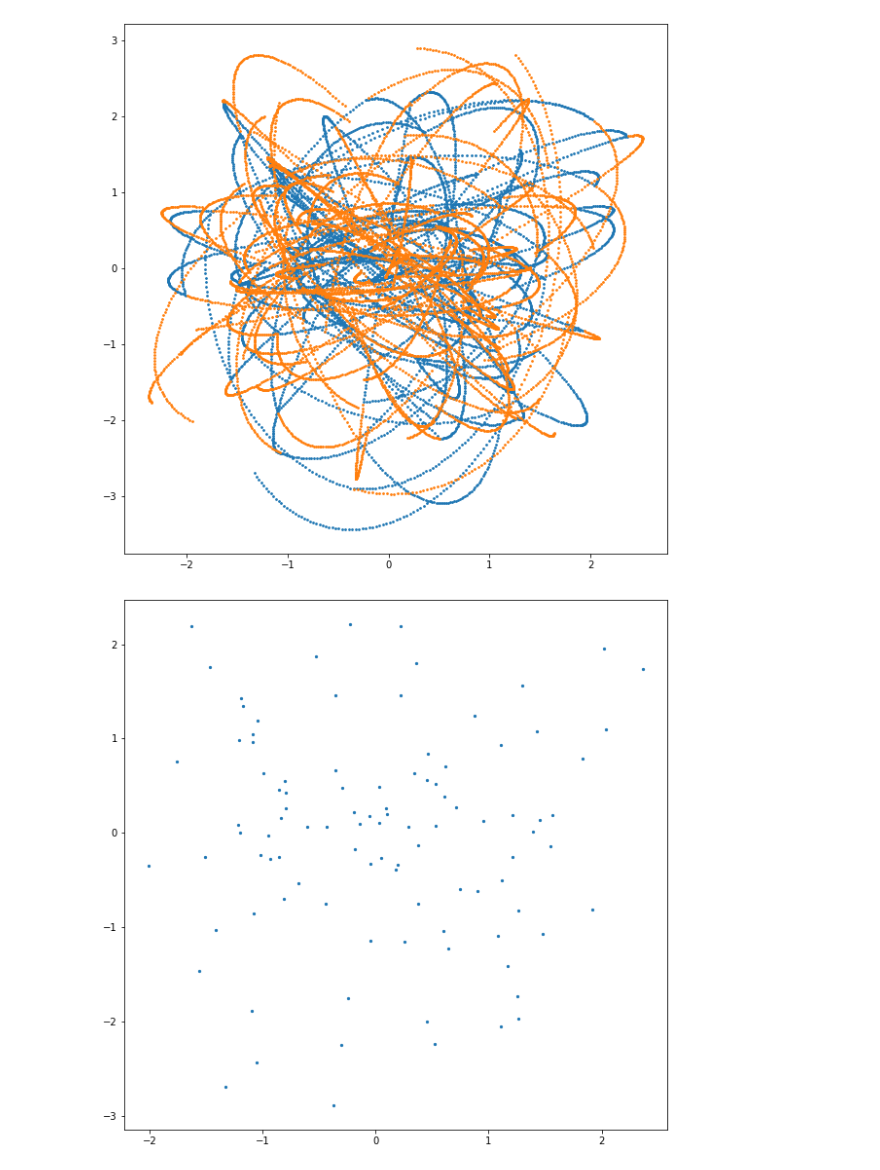
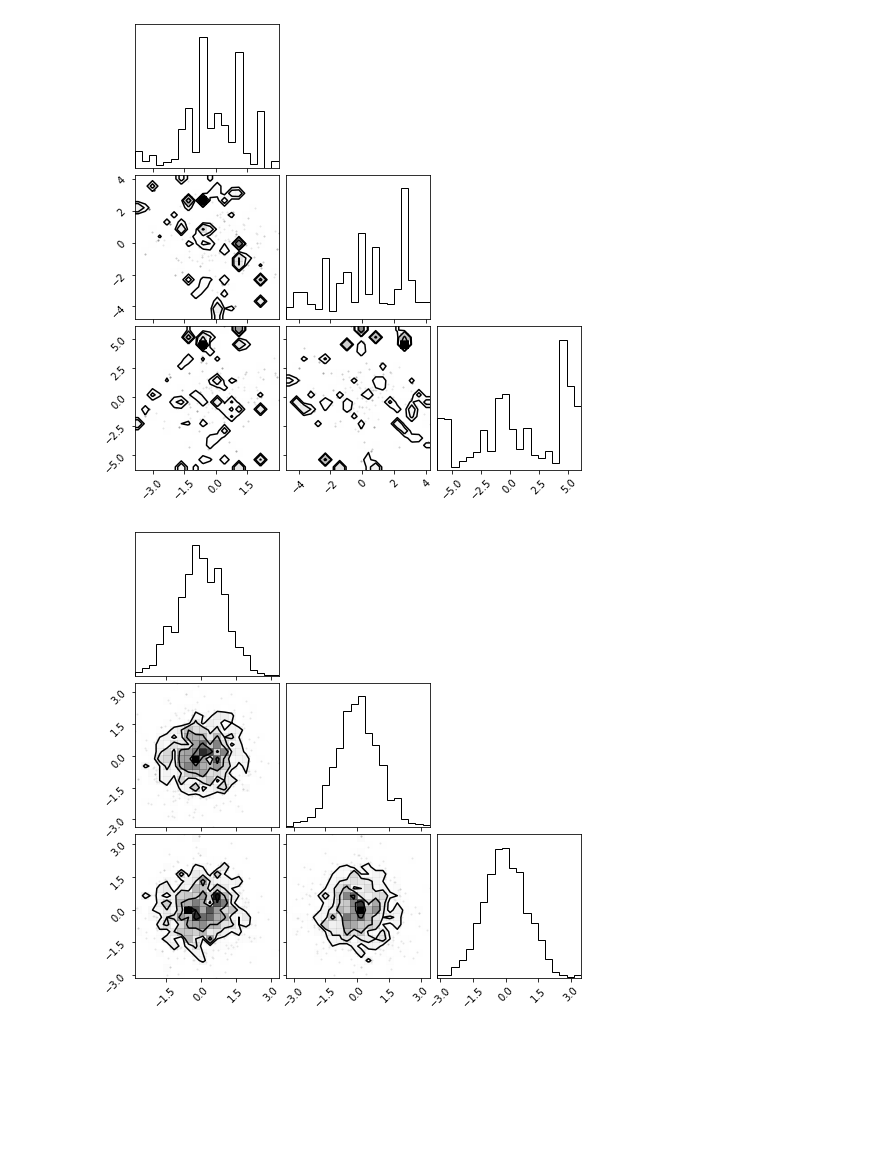
Before and after one commit to Orion-51/jax-cosmo-paper, a Jupyter notebook: notebooks/rhys_v2.ipynb, the cells around one changed output. Saved outputs shown, nothing was run; the diff lists cells and outputs as text; code cells hidden in the pictures; blank space fills up the shorter version.

```diff
--- a/notebooks/rhys_v2.ipynb
+++ b/notebooks/rhys_v2.ipynb
@@ -17,13 +24,22 @@ def mock_posterior_and_gradient(p):
     return logP, logP_jacobian
+# %%
+def mock_posterior_and_gradient(p):
+    dlogL_dCl = - inv_cov @ p
+    #j = theory_jacobian(p, *self.args).T
+    logP = 0.5 * p.T @ dlogL_dCl
+    #logP_jacobian = j @ dlogL_dCl
+    logP_jacobian = p * (-1)
+    #mock_posterior_and_gradient.counter += 1
+    return logP, logP_jacobian
 # %%
-def run_hmc(n_it, filebase, epsilon, steps_per_iteration):
+def run_hmc(n_it, filebase, epsilon, hmc, spit, cov):
     #rank = 5
     rank = nparam
     filename = f'{filebase}.{rank}.txt'
     #np.random.seed(100 + rank)
-    C = np.eye(nparam)
+    #C = np.eye(nparam)
     # mass matrix
-    sampler = hmc.HMC(mock_posterior_and_gradient, C, epsilon, steps_per_iteration, limits)
+    sampler = hmc.HMC(mock_posterior_and_gradient, cov, epsilon, spit, limits)
     # first sample starts at fid
     fid_params  = np.zeros(nparam)
     results = sampler.sample(n_it, fid_params)
@@ -45,8 +61,11 @@ def run_hmc(n_it, filebase, epsilon, steps_per_iteration):
     return sampler
 # %%
 start = time.time()
-nit = 100
-spit = 150
-chain = run_hmc(nit, "hmc_002_500", 0.02, spit)
+nit = 1000
+print(np.sqrt(cov))
+chain = run_hmc(nit, "hmc_002_500", 0.02, hmc, 200, cov)
 print("%.2f" %(time.time()-start))
+start = time.time()
+chain2 = run_hmc(nit, "hmc_002_500", 0.02, hmc_v2, 0, cov)
+print("%.2f" %(time.time()-start))
 # %% [output]
@@ -70,15 +89,21 @@ Accept 99 alpha=1.00  p=0.87  ΔH=-0.000
 # %%
-paths = np.array(chain.paths)
-anti_paths = np.array(chain.anti_paths)
+#paths = np.array(chain.paths)
+#anti_paths = np.array(chain.anti_paths)
 trace = np.array(chain.trace)
+trace2 = np.array(chain2.trace)
+
+calls = np.array(chain.ncall_list)
+calls2 = np.array(chain2.ncall_list)
 # %%
-plt.scatter(paths[:,0],paths[:,1],s=3)
-plt.scatter(anti_paths[:,0],anti_paths[:,1],s=3)
-plt.show()
+#plt.scatter(paths[:,0],paths[:,1],s=3)
+#plt.scatter(anti_paths[:,0],anti_paths[:,1],s=3)
+#plt.show()
+
+#plt.scatter(trace[:,0],trace[:,1],s=5)
+#plt.show()
+
+figure = corner.corner(trace)
+figure2 = corner.corner(trace2)
 # %% [output]
-[figure, old version]
+[figure, new version]
+[figure, added]
-# %%
-plt.scatter(trace[:,0],trace[:,1],s=5)
-plt.show()
-# %% [output]
-[figure, removed]
```
Also changed, not shown: parts of 6 cells of this notebook, 2 other files.
